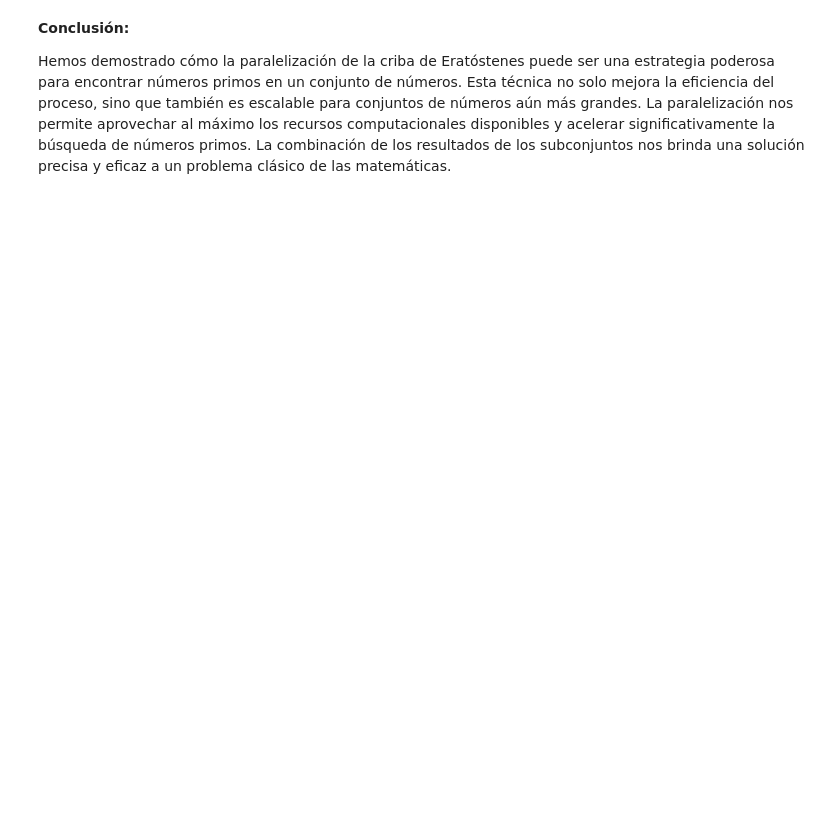
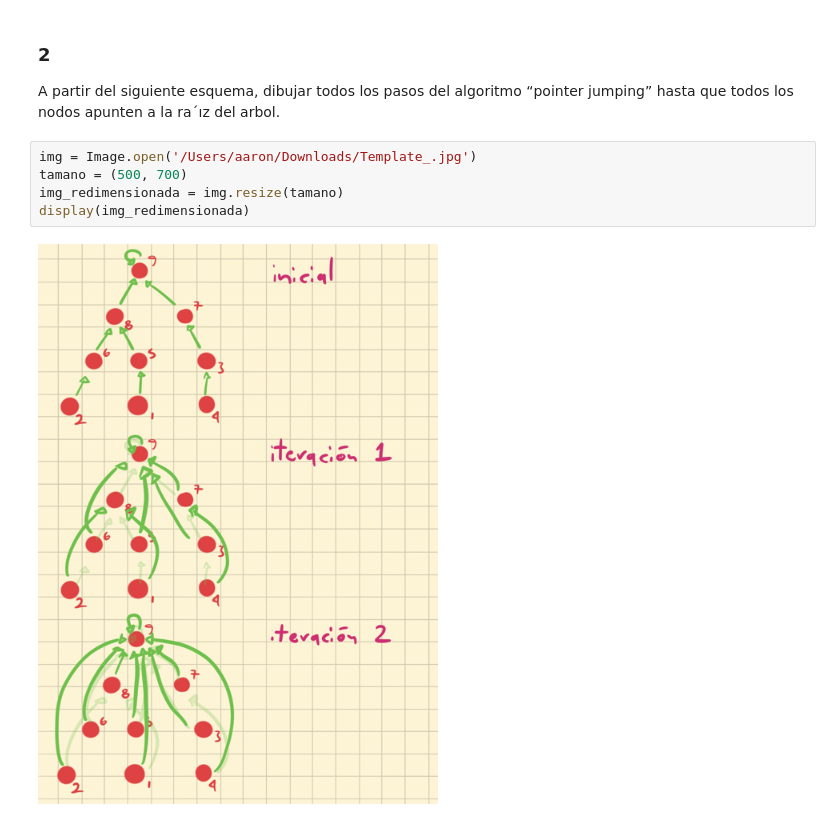
Before and after one commit to TheOnlyDavid/MCDI, a Jupyter notebook: Semestre 2/Computo de alto rendimiento/U3_A3_DARO.ipynb, the cells around one changed output. Drawn from its saved outputs; the diff is of its cells as text; blank space fills up the shorter version.

```diff
--- a/Semestre 2/Computo de alto rendimiento/U3_A3_DARO.ipynb
+++ b/Semestre 2/Computo de alto rendimiento/U3_A3_DARO.ipynb
@@ -49,4 +28,12 @@ display(img_redimensionada)
-# %% [markdown]
-**Conclusión:**
-
-Hemos demostrado cómo la paralelización de la criba de Eratóstenes puede ser una estrategia poderosa para encontrar números primos en un conjunto de números. Esta técnica no solo mejora la eficiencia del proceso, sino que también es escalable para conjuntos de números aún más grandes. La paralelización nos permite aprovechar al máximo los recursos computacionales disponibles y acelerar significativamente la búsqueda de números primos. La combinación de los resultados de los subconjuntos nos brinda una solución precisa y eficaz a un problema clásico de las matemáticas.
+# %% [markdown]
+### 2
+
+A partir del siguiente esquema, dibujar todos los pasos del algoritmo “pointer
+jumping” hasta que todos los nodos apunten a la ra´ız del arbol.
+# %%
+img = Image.open('/Users/aaron/Downloads/Template_.jpg')
+tamano = (500, 700)
+img_redimensionada = img.resize(tamano)
+display(img_redimensionada)
+# %% [output]
+[figure, added]
```
Also changed, not shown: parts of 10 cells of this notebook, 5 other files.
